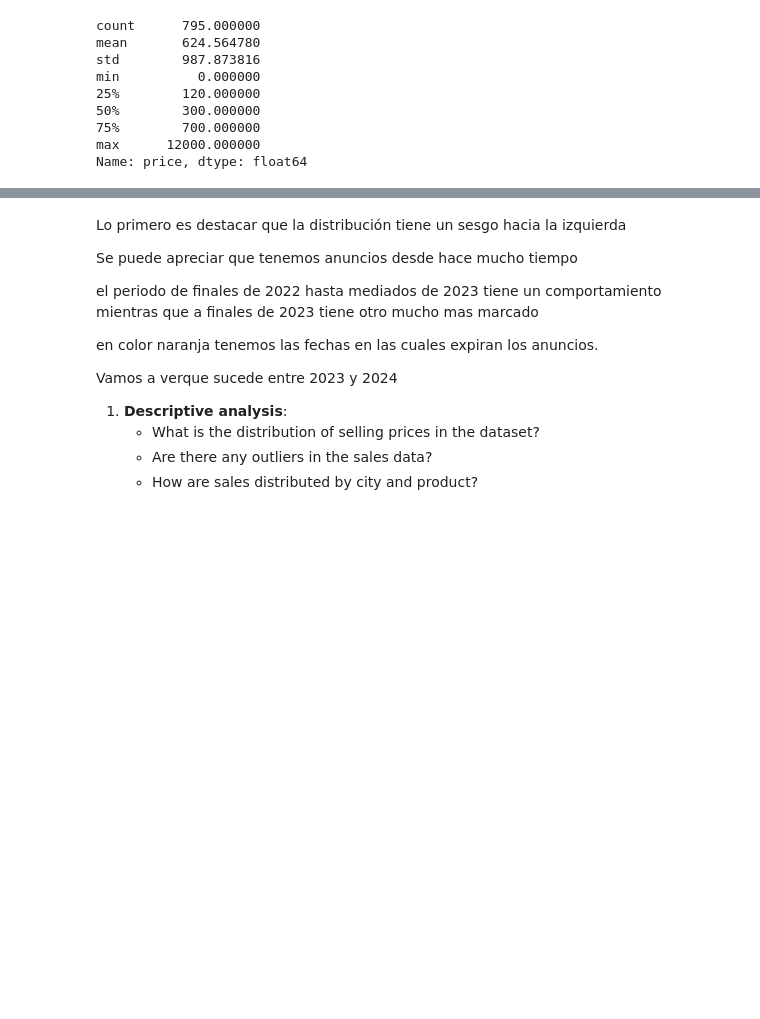
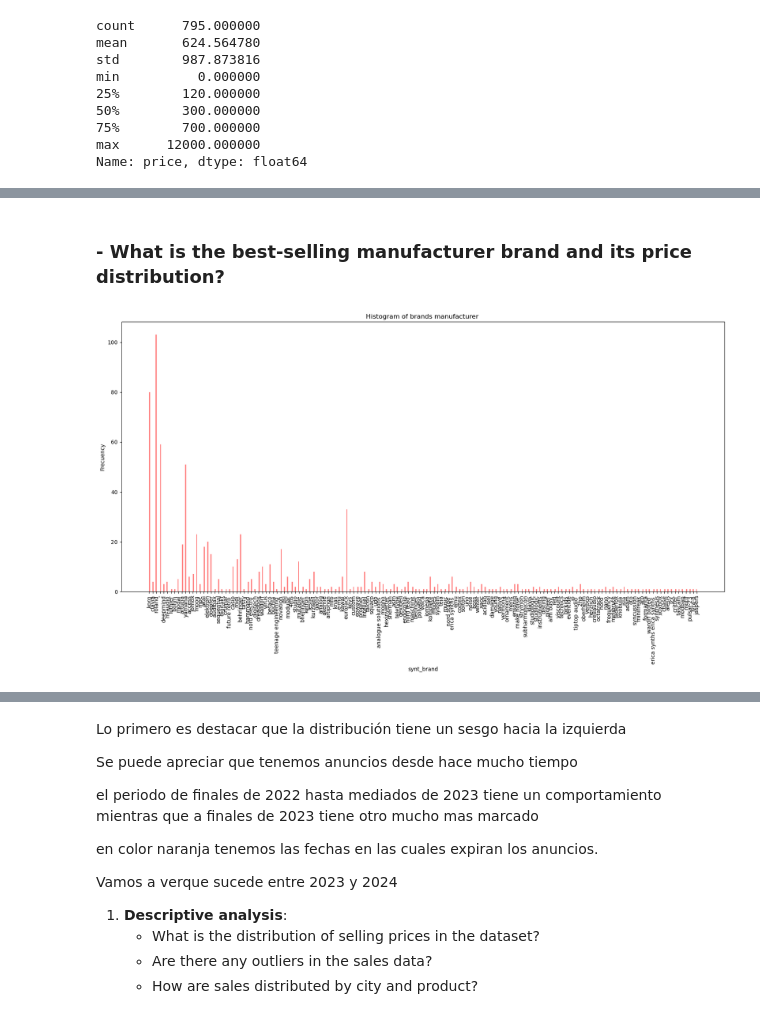
Before and after one commit to albertjimrod/ScraperETL-EDA-ML-Personal, a Jupyter notebook: project_5/EDA_hispasonic.ipynb, the cells around one changed output, grey strips where cells are left out. Cells and saved outputs as stored; diff of their text form; code cells hidden in the pictures; blank space fills up the shorter version.

```diff
--- a/project_5/EDA_hispasonic.ipynb
+++ b/project_5/EDA_hispasonic.ipynb
@@ -546,0 +572,14 @@ The average price sold at Hispasonico does not exceed €650
+# %% [markdown]
+### - What is the best-selling manufacturer brand and its price distribution?
+# %%
+plt.figure(figsize=(20,9))
+
+plt.title('Histogram of brands manufacturer ')
+
+plt.hist(ndf_copy["synt_brand"],bins=500, color='red', alpha=0.5)
+plt.xlabel('synt_brand')
+plt.xticks(rotation=90)
+plt.ylabel('Frecuency')
+plt.show()
+# %% [output]
+[figure, added]
```
Also changed, not shown: parts of 13 cells of this notebook.
